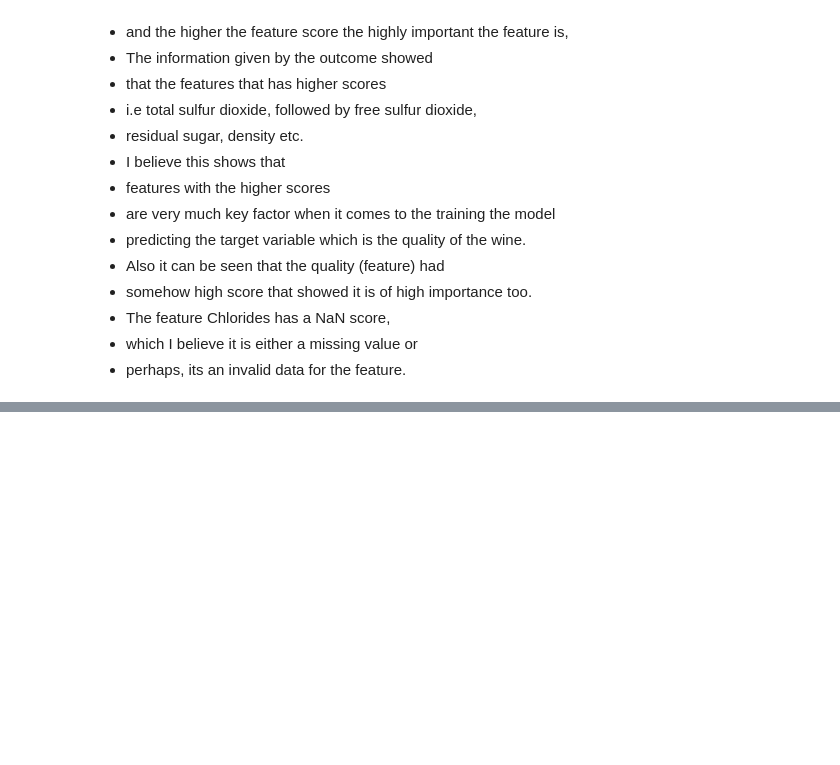
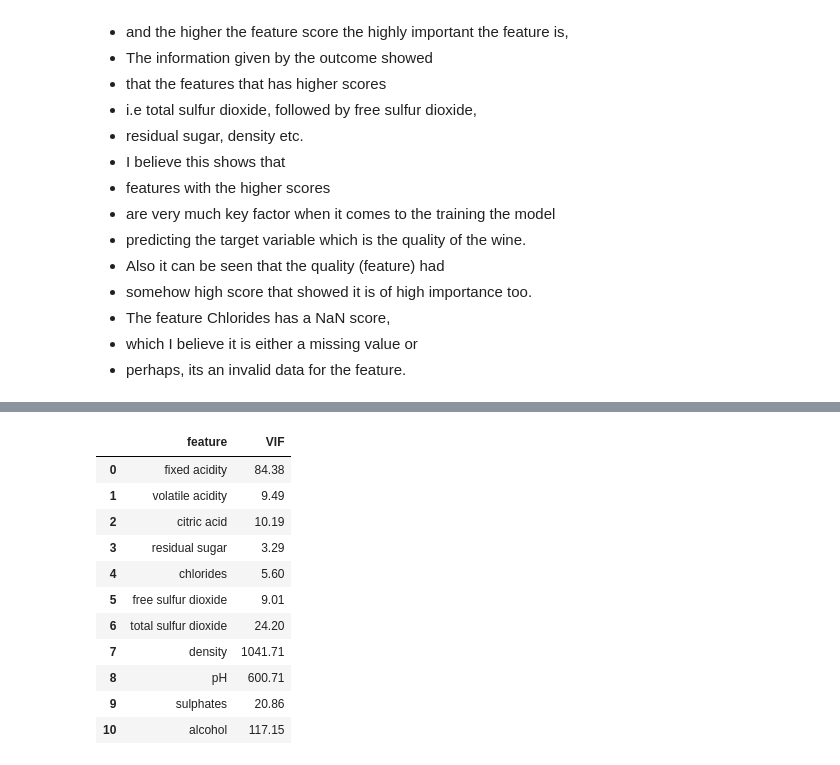
Before and after one commit to adewunmi2/AdvDataAnalytics2024, a Jupyter notebook: ExerciseProject3/Ex_regression_optimalvarselection1.ipynb, the cells around one changed output, grey strips where cells are left out. Drawn from its saved outputs; the diff is of its cells as text; code cells hidden in the pictures; blank space fills up the shorter version.

```diff
--- a/ExerciseProject3/Ex_regression_optimalvarselection1.ipynb
+++ b/ExerciseProject3/Ex_regression_optimalvarselection1.ipynb
@@ -163,0 +437,41 @@ f_scores.sort_values(by='Score',ascending=False)
+# %%
+# pip install statsmodels
+from statsmodels.stats.outliers_influence import variance_inflation_factor
+
+# the independent variables are listed below
+# leave out the target variable! (dependent variable)
+X = df[['fixed acidity', 'volatile acidity', 'citric acid', 'residual sugar',
+       'chlorides', 'free sulfur dioxide', 'total sulfur dioxide', 'density',
+       'pH', 'sulphates', 'alcohol']]
+
+# have only the target variable here (dependent variable)
+y = df['quality']
+
+# VIF dataframe
+# VIF = Variance Inflation Factor
+vif_data = pd.DataFrame()
+vif_data["feature"] = X.columns
+
+# calculating VIF for each feature
+vif_data["VIF"] = [variance_inflation_factor(X.values, i)
+                          for i in range(len(X.columns))]
+
+
+# variables with high VIF-value
+# can mean multlicollinearity (variables providing same linear
+# relationships in the data, potentially confusing the ML algorithm
+# this might be good info when deciding if some variable needs to be removed
+vif_data
+# %% [output]
+|  | feature | VIF |
+| 0 | fixed acidity | 84.38 |
+| 1 | volatile acidity | 9.49 |
+| 2 | citric acid | 10.19 |
+| 3 | residual sugar | 3.29 |
+| 4 | chlorides | 5.60 |
+| 5 | free sulfur dioxide | 9.01 |
+| 6 | total sulfur dioxide | 24.20 |
+| 7 | density | 1041.71 |
+| 8 | pH | 600.71 |
+| 9 | sulphates | 20.86 |
+| 10 | alcohol | 117.15 |
```
Also changed, not shown: parts of 18 cells of this notebook.
